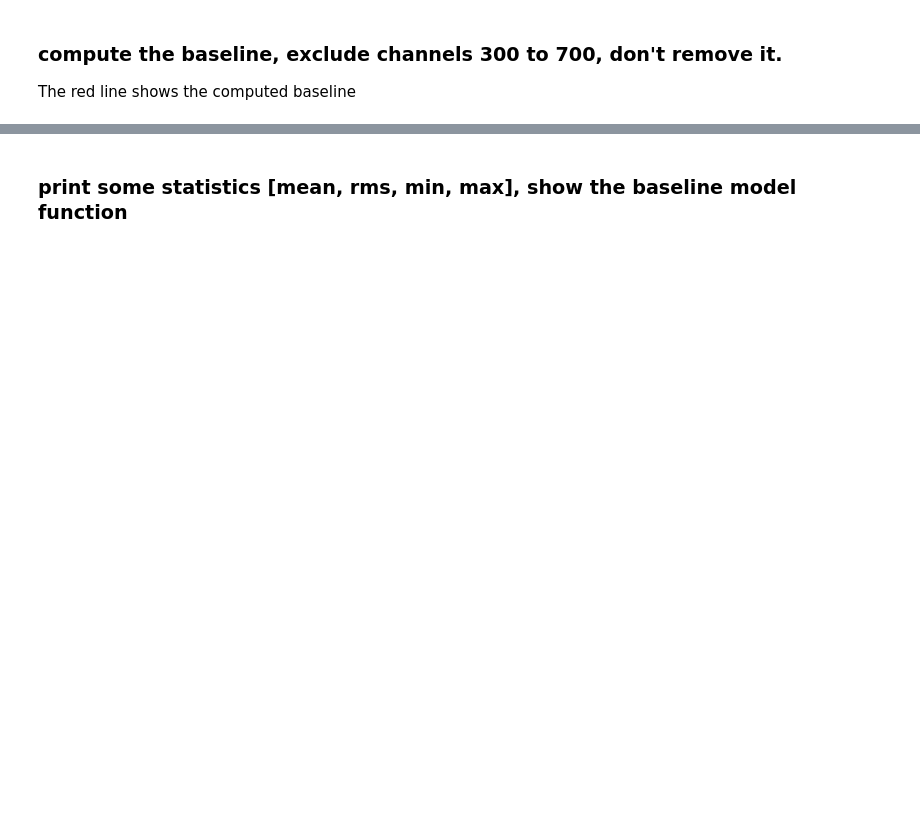
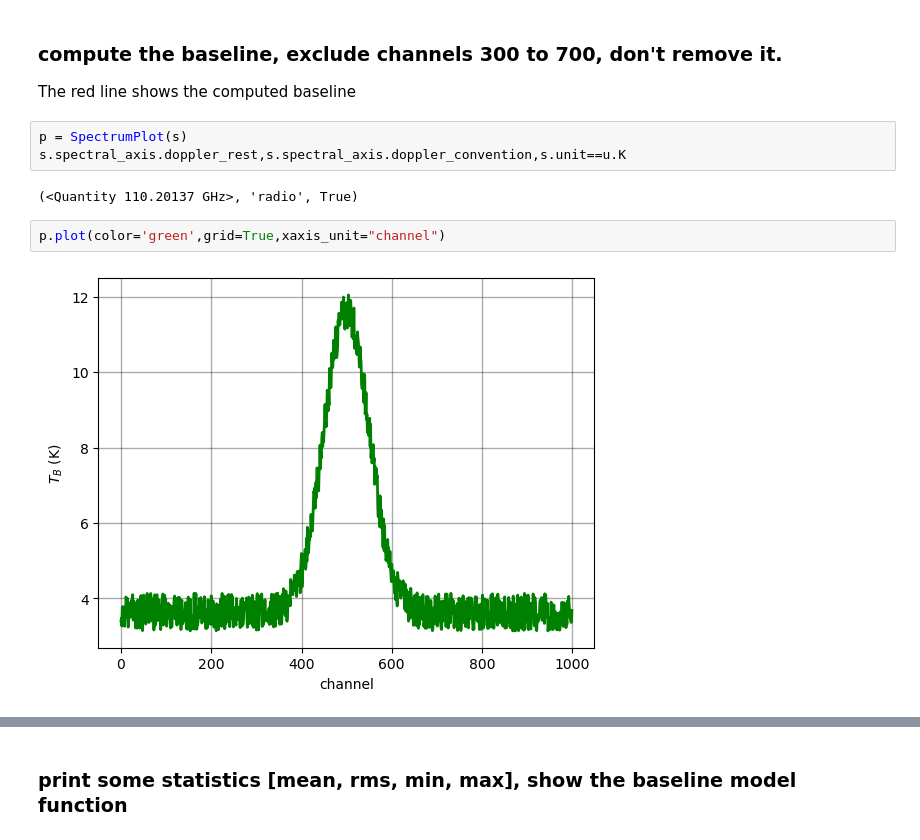
Before and after one commit to GreenBankObservatory/dysh, a Jupyter notebook: notebooks/test_spectra.ipynb, the cells around one changed output, grey strips where cells are left out. Cells and saved outputs as stored; diff of their text form; blank space fills up the shorter version.

```diff
--- a/notebooks/test_spectra.ipynb
+++ b/notebooks/test_spectra.ipynb
@@ -27,3 +55,12 @@ s = Spectrum(flux=y*u.K,spectral_axis=x*u.um,velocity_convention='doppler_radio'
 # %% [markdown]
 ### compute the baseline, exclude channels 300 to 700, don't remove it.
 The red line shows the computed baseline
+# %%
+p = SpectrumPlot(s)
+s.spectral_axis.doppler_rest,s.spectral_axis.doppler_convention,s.unit==u.K
+# %% [output]
+(<Quantity 110.20137 GHz>, 'radio', True)
+# %%
+p.plot(color='green',grid=True,xaxis_unit="channel")
+# %% [output]
+[figure, added]
```
Also changed, not shown: parts of 38 cells of this notebook, 3 other files.
